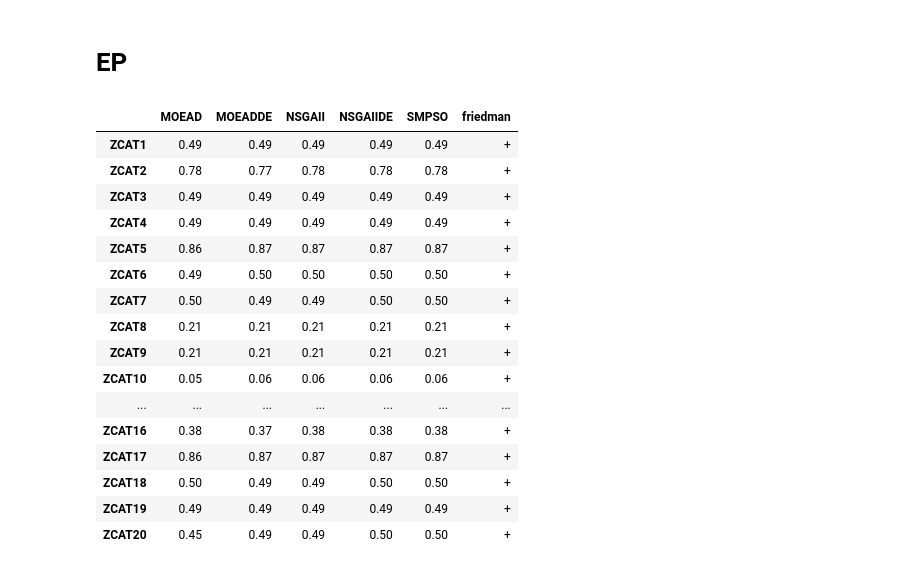
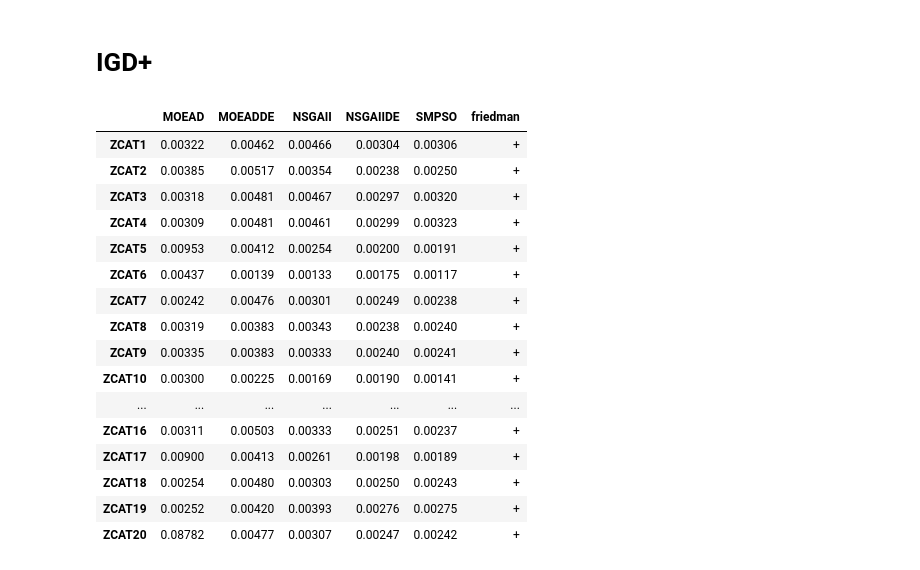
Before and after one commit to jMetal/SAES, a Jupyter notebook: notebooks/ZCAT_study/ZCAT_study.ipynb, the cells around one changed output. Drawn from its saved outputs; the diff is of its cells as text; code cells hidden in the pictures.

```diff
--- a/notebooks/ZCAT_study/ZCAT_study.ipynb
+++ b/notebooks/ZCAT_study/ZCAT_study.ipynb
@@ -15,31 +15,31 @@ metrics = pd.read_csv('multiobjectiveMetrics.csv')
 metrics_list = obtain_list_metrics(metrics)
 instances = obtain_list_instances(experimentData)
 # %% [markdown]
-# EP
+# IGD+
 # %%
 def highlight_max(s):
     is_min = s[:-1] == s[:-1].max()
     return ['background-color: green' if v else '' for v in is_min] + ['']
 
-df = latex_selected(experimentData, metrics, "HV", TableTypes.FRIEDMAN.value, show=True)
+df = latex_selected(experimentData, metrics, "IGD+", TableTypes.FRIEDMAN.value, show=True)
 styled_df = df.style.apply(highlight_max, axis=1)
-styled_df.format(precision=2)
+styled_df.format(precision=5)
 # %% [output]
 |  | MOEAD | MOEADDE | NSGAII | NSGAIIDE | SMPSO | friedman |
-| ZCAT1 | 0.49 | 0.49 | 0.49 | 0.49 | 0.49 | + |
-| ZCAT2 | 0.78 | 0.77 | 0.78 | 0.78 | 0.78 | + |
-| ZCAT3 | 0.49 | 0.49 | 0.49 | 0.49 | 0.49 | + |
-| ZCAT4 | 0.49 | 0.49 | 0.49 | 0.49 | 0.49 | + |
-| ZCAT5 | 0.86 | 0.87 | 0.87 | 0.87 | 0.87 | + |
-| ZCAT6 | 0.49 | 0.50 | 0.50 | 0.50 | 0.50 | + |
-| ZCAT7 | 0.50 | 0.49 | 0.49 | 0.50 | 0.50 | + |
-| ZCAT8 | 0.21 | 0.21 | 0.21 | 0.21 | 0.21 | + |
-| ZCAT9 | 0.21 | 0.21 | 0.21 | 0.21 | 0.21 | + |
-| ZCAT10 | 0.05 | 0.06 | 0.06 | 0.06 | 0.06 | + |
+| ZCAT1 | 0.00322 | 0.00462 | 0.00466 | 0.00304 | 0.00306 | + |
+| ZCAT2 | 0.00385 | 0.00517 | 0.00354 | 0.00238 | 0.00250 | + |
+| ZCAT3 | 0.00318 | 0.00481 | 0.00467 | 0.00297 | 0.00320 | + |
+| ZCAT4 | 0.00309 | 0.00481 | 0.00461 | 0.00299 | 0.00323 | + |
+| ZCAT5 | 0.00953 | 0.00412 | 0.00254 | 0.00200 | 0.00191 | + |
+| ZCAT6 | 0.00437 | 0.00139 | 0.00133 | 0.00175 | 0.00117 | + |
+| ZCAT7 | 0.00242 | 0.00476 | 0.00301 | 0.00249 | 0.00238 | + |
+| ZCAT8 | 0.00319 | 0.00383 | 0.00343 | 0.00238 | 0.00240 | + |
+| ZCAT9 | 0.00335 | 0.00383 | 0.00333 | 0.00240 | 0.00241 | + |
+| ZCAT10 | 0.00300 | 0.00225 | 0.00169 | 0.00190 | 0.00141 | + |
 | ... | ... | ... | ... | ... | ... | ... |
-| ZCAT16 | 0.38 | 0.37 | 0.38 | 0.38 | 0.38 | + |
-| ZCAT17 | 0.86 | 0.87 | 0.87 | 0.87 | 0.87 | + |
-| ZCAT18 | 0.50 | 0.49 | 0.49 | 0.50 | 0.50 | + |
-| ZCAT19 | 0.49 | 0.49 | 0.49 | 0.49 | 0.49 | + |
-| ZCAT20 | 0.45 | 0.49 | 0.49 | 0.50 | 0.50 | + |
+| ZCAT16 | 0.00311 | 0.00503 | 0.00333 | 0.00251 | 0.00237 | + |
+| ZCAT17 | 0.00900 | 0.00413 | 0.00261 | 0.00198 | 0.00189 | + |
+| ZCAT18 | 0.00254 | 0.00480 | 0.00303 | 0.00250 | 0.00243 | + |
+| ZCAT19 | 0.00252 | 0.00420 | 0.00393 | 0.00276 | 0.00275 | + |
+| ZCAT20 | 0.08782 | 0.00477 | 0.00307 | 0.00247 | 0.00242 | + |
 # %%
```
Also changed, not shown: parts of 2 cells of this notebook, 3 other files.
